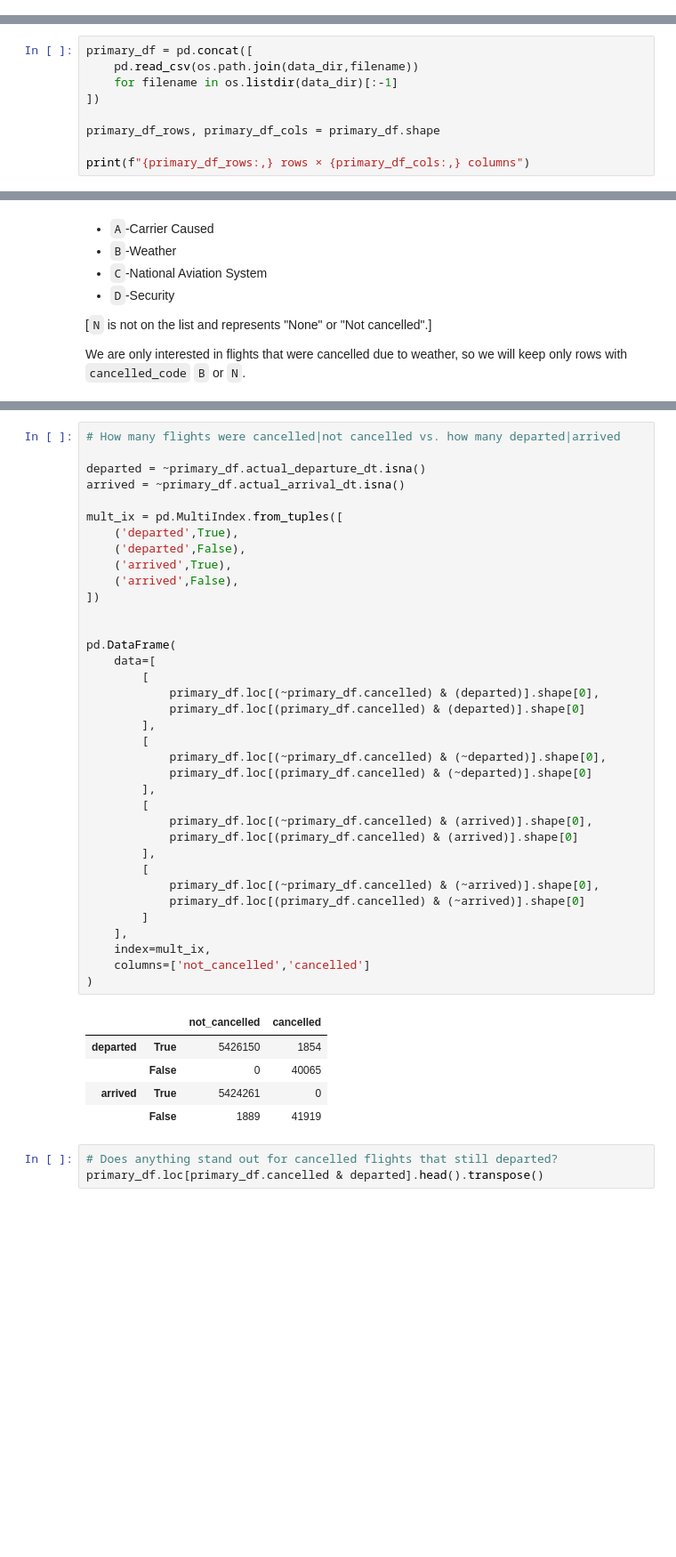
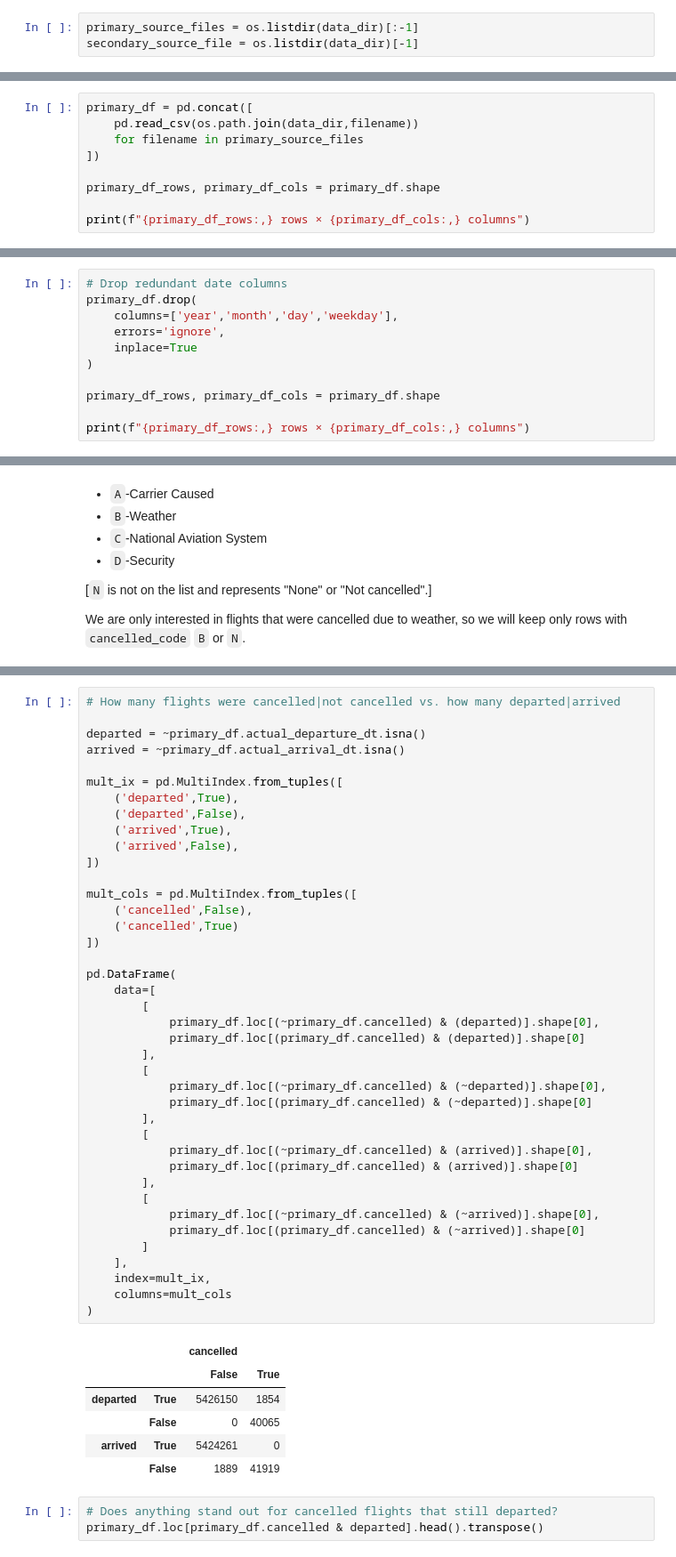
Before and after one commit to Bdataplanet/To_fly_or_not_to_fly, a Jupyter notebook: download_and_prepare_datasets/02_process_data.ipynb, the cells around one changed output, grey strips where cells are left out. Shown: that part at 89% size. Drawn from its saved outputs; the diff is of its cells as text; blank space fills up the shorter version.

```diff
--- a/download_and_prepare_datasets/02_process_data.ipynb
+++ b/download_and_prepare_datasets/02_process_data.ipynb
@@ -16,5 +16,8 @@ os.listdir(data_dir)
  '11-2019.csv',
  '12-2019.csv',
  'airports.csv']
+# %%
+primary_source_files = os.listdir(data_dir)[:-1]
+secondary_source_file = os.listdir(data_dir)[-1]
 # %%
 import pandas as pd
@@ -21,7 +26,7 @@ import pandas as pd
 # %%
 primary_df = pd.concat([
     pd.read_csv(os.path.join(data_dir,filename))
-    for filename in os.listdir(data_dir)[:-1]
+    for filename in primary_source_files
 ])
 
 primary_df_rows, primary_df_cols = primary_df.shape
@@ -98,0 +109,11 @@ Because `year`, `month`, and `day` were originally stored as `int64` values, thi
+# %%
+# Drop redundant date columns
+primary_df.drop(
+    columns=['year','month','day','weekday'],
+    errors='ignore',
+    inplace=True
+)
+
+primary_df_rows, primary_df_cols = primary_df.shape
+
+print(f"{primary_df_rows:,} rows × {primary_df_cols:,} columns")
@@ -161,35 +185,40 @@ arrived = ~primary_df.actual_arrival_dt.isna()
 mult_ix = pd.MultiIndex.from_tuples([
     ('departed',True),
     ('departed',False),
     ('arrived',True),
     ('arrived',False),
 ])
 
+mult_cols = pd.MultiIndex.from_tuples([
+    ('cancelled',False),
+    ('cancelled',True)
+])
 
 pd.DataFrame(
     data=[
         [
             primary_df.loc[(~primary_df.cancelled) & (departed)].shape[0],
             primary_df.loc[(primary_df.cancelled) & (departed)].shape[0]
         ],
         [
             primary_df.loc[(~primary_df.cancelled) & (~departed)].shape[0],
             primary_df.loc[(primary_df.cancelled) & (~departed)].shape[0]
         ],
         [
             primary_df.loc[(~primary_df.cancelled) & (arrived)].shape[0],
             primary_df.loc[(primary_df.cancelled) & (arrived)].shape[0]
         ],
         [
             primary_df.loc[(~primary_df.cancelled) & (~arrived)].shape[0],
             primary_df.loc[(primary_df.cancelled) & (~arrived)].shape[0]
         ]
     ],
     index=mult_ix,
-    columns=['not_cancelled','cancelled']
+    columns=mult_cols
 )
 # %% [output]
-|  |  | not_cancelled | cancelled |
+|  |  | cancelled |  |
+|  |  | False | True |
 | departed | True | 5426150 | 1854 |
 |  | False | 0 | 40065 |
 | arrived | True | 5424261 | 0 |
```
Also changed, not shown: parts of 14 cells of this notebook, 1 other file.
